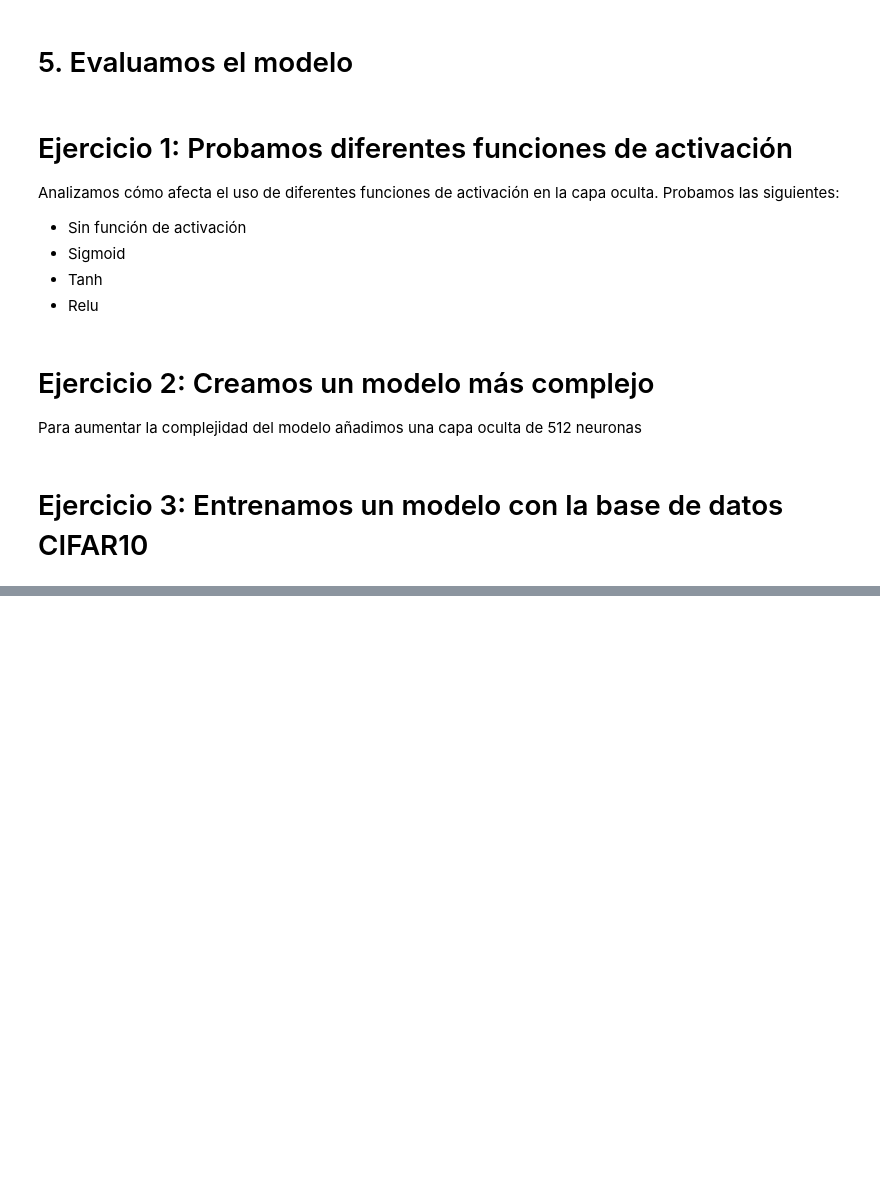
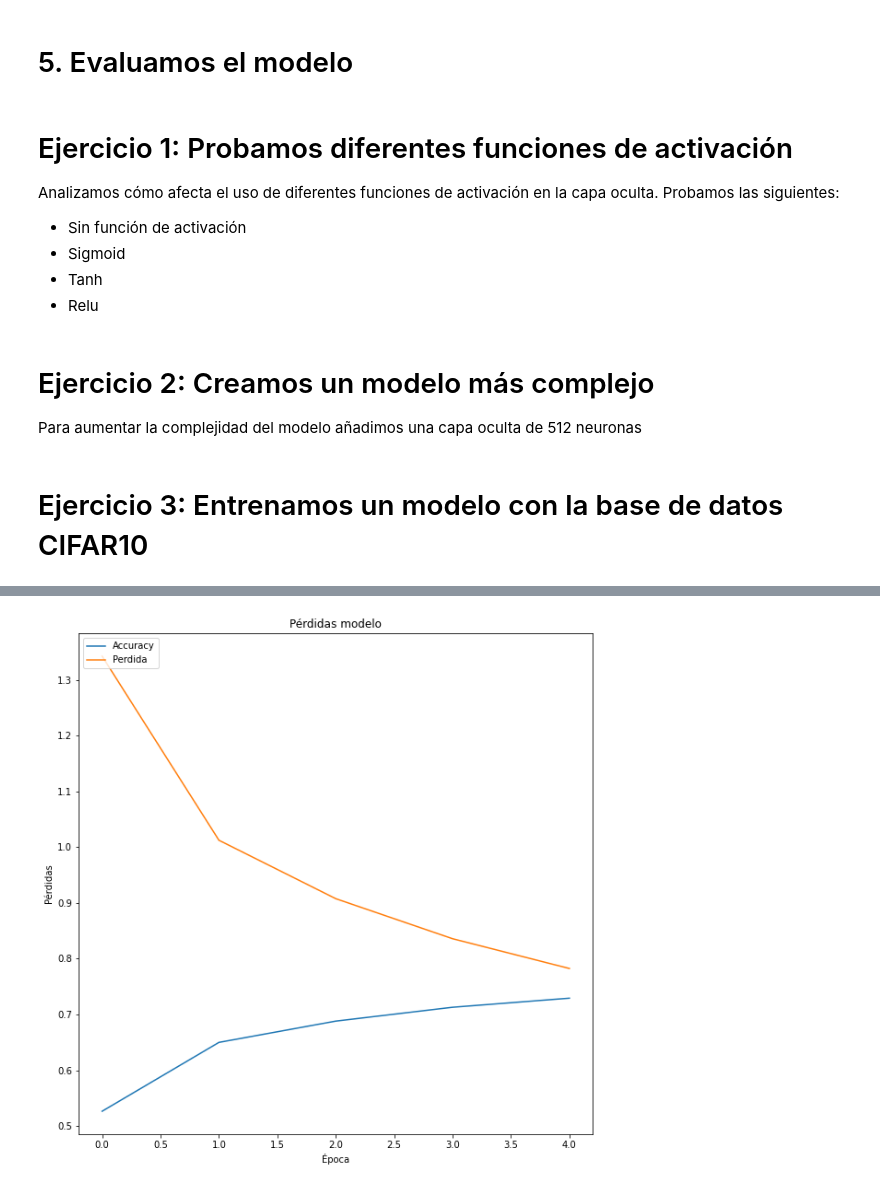
Before and after one commit to IanIAyBD/Curso, a Jupyter notebook: API/Tema 5 Redes Neuronales/Pràctiques-20221130/2_Practica2.ipynb, the cells around one changed output, grey strips where cells are left out. Drawn from its saved outputs; the diff is of its cells as text; code cells hidden in the pictures; blank space fills up the shorter version.

```diff
--- a/API/Tema 5 Redes Neuronales/Pràctiques-20221130/2_Practica2.ipynb
+++ b/API/Tema 5 Redes Neuronales/Pràctiques-20221130/2_Practica2.ipynb
@@ -202,0 +337,47 @@ Para aumentar la complejidad del modelo añadimos una capa oculta de 512 neurona
+# %%
+(X_train, y_train), (X_test, y_test) = cifar10.load_data()
+X_train = X_train.astype('float32')
+X_test = X_test.astype('float32')
+X_train = X_train / 255.0
+X_test = X_test / 255.0
+from keras.utils import np_utils
+y_train = np_utils.to_categorical(y_train)
+y_test = np_utils.to_categorical(y_test)
+from keras.models import Sequential
+
+from keras.layers import Dense, Dropout, Activation, Flatten
+
+from keras.layers import Conv2D, MaxPooling2D
+from keras.optimizers import SGD
+from keras.callbacks import LearningRateScheduler
+from keras.preprocessing.image import ImageDataGenerator
+model = Sequential()
+
+model.add(Conv2D(32, (3, 3), padding='same',input_shape=X_train.shape[1:]))
+
+model.add(Activation('relu'))
+model.add(Conv2D(32, (3, 3)))
+model.add(Activation('relu'))
+
+model.add(MaxPooling2D(pool_size=(2, 2)))
+
+model.add(Flatten())
+model.add(Dense(10))
+model.add(Activation('softmax'))
+sgd = SGD(lr=0.01, decay=1e-6, momentum=0.9, nesterov=True)
+model.compile(loss='categorical_crossentropy',optimizer="adam",
+            metrics=["accuracy"])
+history_cifar = model.fit(X_train, y_train, batch_size=32, epochs=5, validation_data=(X_test, y_test))
+score = model.evaluate(X_test, y_test, verbose=0)
+
+plt.plot(history_cifar.history['accuracy'])
+plt.plot(history_cifar.history['loss'])
+plt.title('Pérdidas modelo')
+plt.ylabel('Pérdidas')
+plt.xlabel('Época')
+plt.legend(['Accuracy', 'Perdida'], loc="upper left")
+plt.show()
+print('Test loss:', score[0])
+print('Test accuracy:', score[1])
+model.save('model.h5')
+# %% [output]
@@ -202,0 +396 @@ Para aumentar la complejidad del modelo añadimos una capa oculta de 512 neurona
+[figure, added]
```
Also changed, not shown: parts of 19 cells of this notebook, 3 other files.
